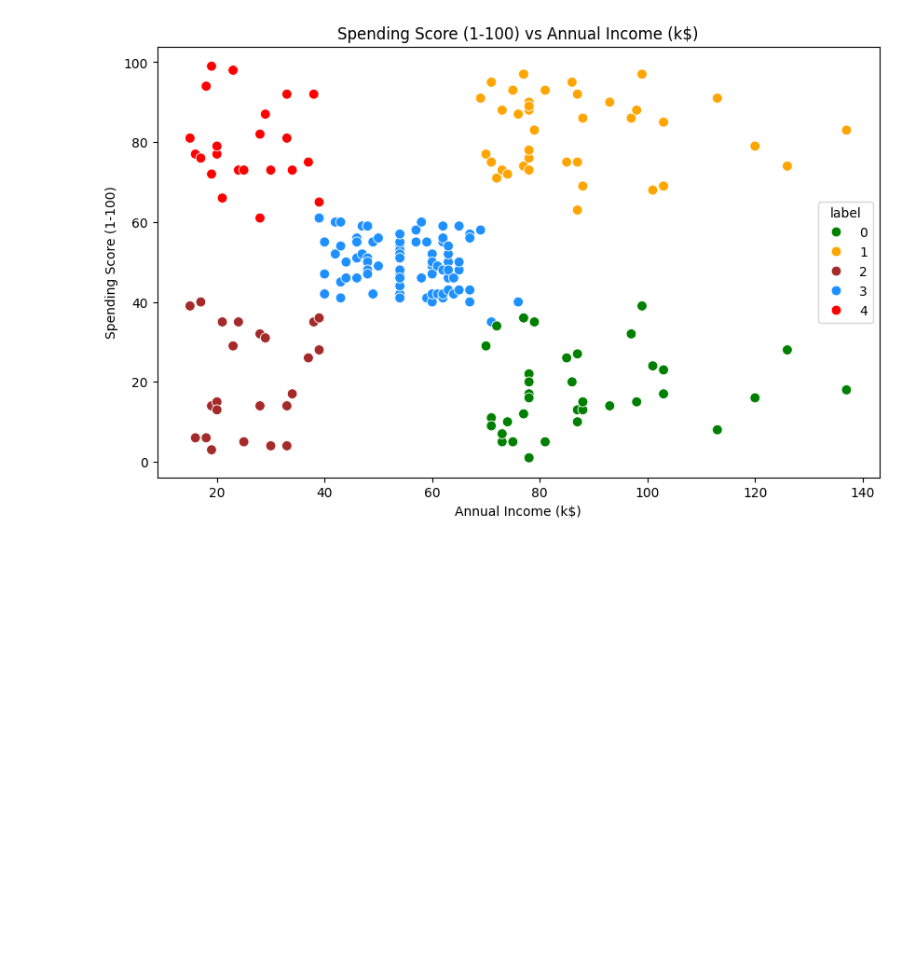
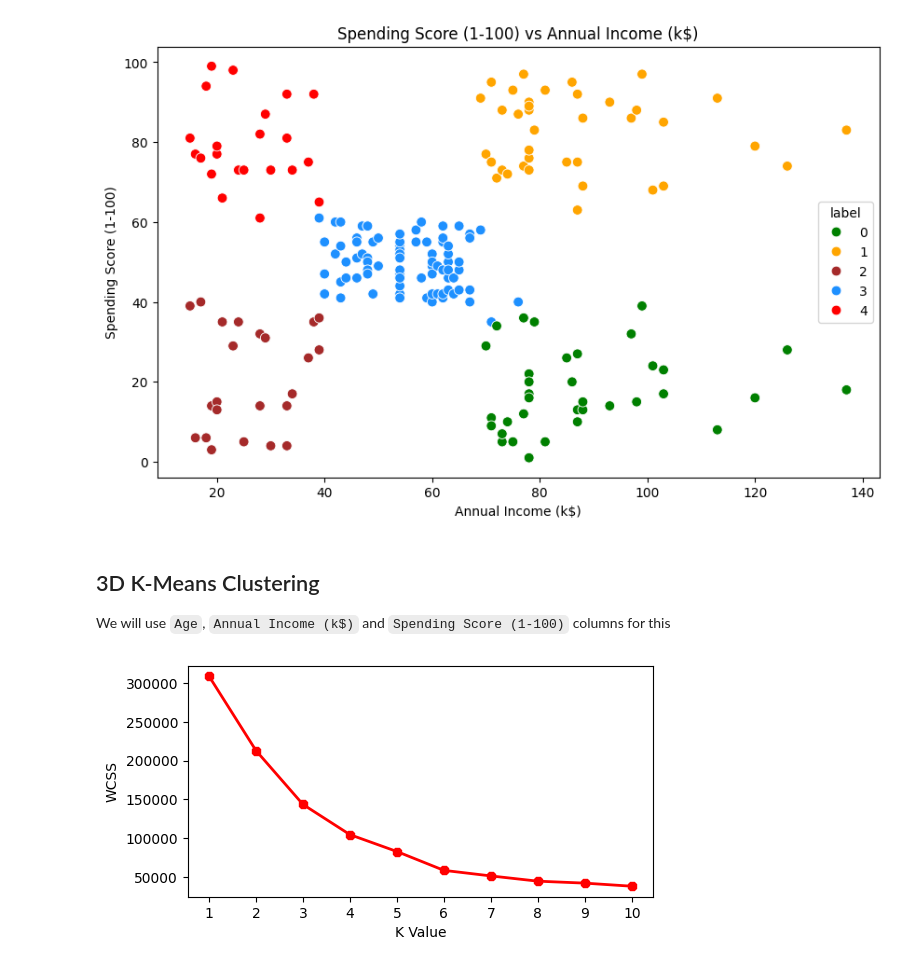
Before and after one commit to kisaraF/CRM-Tutorials, a Jupyter notebook: Week 05- KMeans Clustering/My Code.ipynb, the cells around one changed output. Cells and saved outputs as stored; diff of their text form; code cells hidden in the pictures; blank space fills up the shorter version.

Commit message:
Tutorial Done- Both 2D and 3D Clustering

```diff
--- a/Week 05- KMeans Clustering/My Code.ipynb
+++ b/Week 05- KMeans Clustering/My Code.ipynb
@@ -164,3 +168,25 @@ plt.title('Spending Score (1-100) vs Annual Income (k$)')
 plt.show()
 # %% [output]
 [figure]
+# %% [markdown]
+## 3D K-Means Clustering
+
+We will use `Age`, `Annual Income (k$)` and `Spending Score (1-100)` columns for this
+# %%
+X2=df[['Age', 'Annual Income (k$)', 'Spending Score (1-100)']]
+
+np.random.seed(51)
+wcss_1 = []
+for i in range(1,11):
+    km_i = KMeans(n_clusters=i, init='k-means++')
+    km_i.fit(X2)
+    wcss_1.append(km_i.inertia_)
+
+plt.figure(figsize=(6,3))
+plt.plot(range(1,11),wcss_1, linewidth=2, color="red", marker ="8")
+plt.xlabel("K Value")
+plt.xticks(np.arange(1,11,1))
+plt.ylabel("WCSS")
+plt.show()
+# %% [output]
+[figure, added]
```
Also changed, not shown: parts of 7 cells of this notebook, 1 other file.
